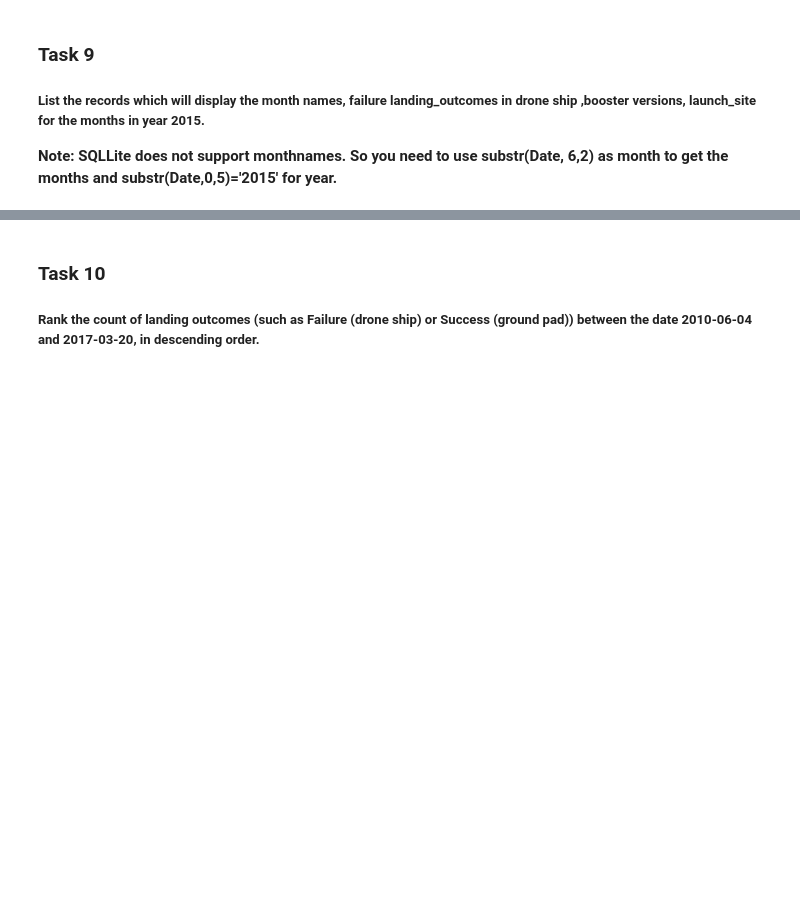
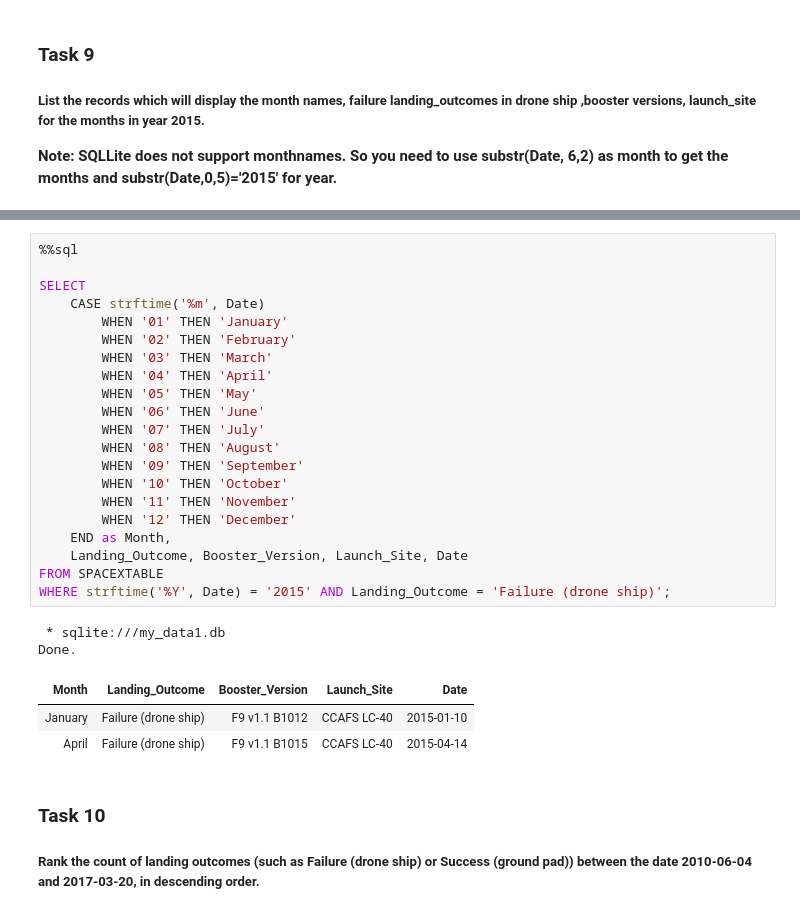
Before and after one commit to smhrjn/IBM_Data_Science_Capstone, a Jupyter notebook: jupyter-labs-eda-sql-coursera_sqllite.ipynb, the cells around one changed output, grey strips where cells are left out. Drawn from its saved outputs; the diff is of its cells as text; blank space fills up the shorter version.

```diff
--- a/jupyter-labs-eda-sql-coursera_sqllite.ipynb
+++ b/jupyter-labs-eda-sql-coursera_sqllite.ipynb
@@ -280,3 +278,30 @@ Done.
+# %%
+%%sql
+
+SELECT
+    CASE strftime('%m', Date)
+        WHEN '01' THEN 'January'
+        WHEN '02' THEN 'February'
+        WHEN '03' THEN 'March'
+        WHEN '04' THEN 'April'
+        WHEN '05' THEN 'May'
+        WHEN '06' THEN 'June'
+        WHEN '07' THEN 'July'
+        WHEN '08' THEN 'August'
+        WHEN '09' THEN 'September'
+        WHEN '10' THEN 'October'
+        WHEN '11' THEN 'November'
+        WHEN '12' THEN 'December'
+    END as Month,
+    Landing_Outcome, Booster_Version, Launch_Site, Date
+FROM SPACEXTABLE
+WHERE strftime('%Y', Date) = '2015' AND Landing_Outcome = 'Failure (drone ship)';
+# %% [output]
+ * sqlite:///my_data1.db
+Done.
+| Month | Landing_Outcome | Booster_Version | Launch_Site | Date |
+| January | Failure (drone ship) | F9 v1.1 B1012 | CCAFS LC-40 | 2015-01-10 |
+| April | Failure (drone ship) | F9 v1.1 B1015 | CCAFS LC-40 | 2015-04-14 |
 # %% [markdown]
 ### Task 10
 
```
Also changed, not shown: parts of 9 cells of this notebook, 4 other files.
